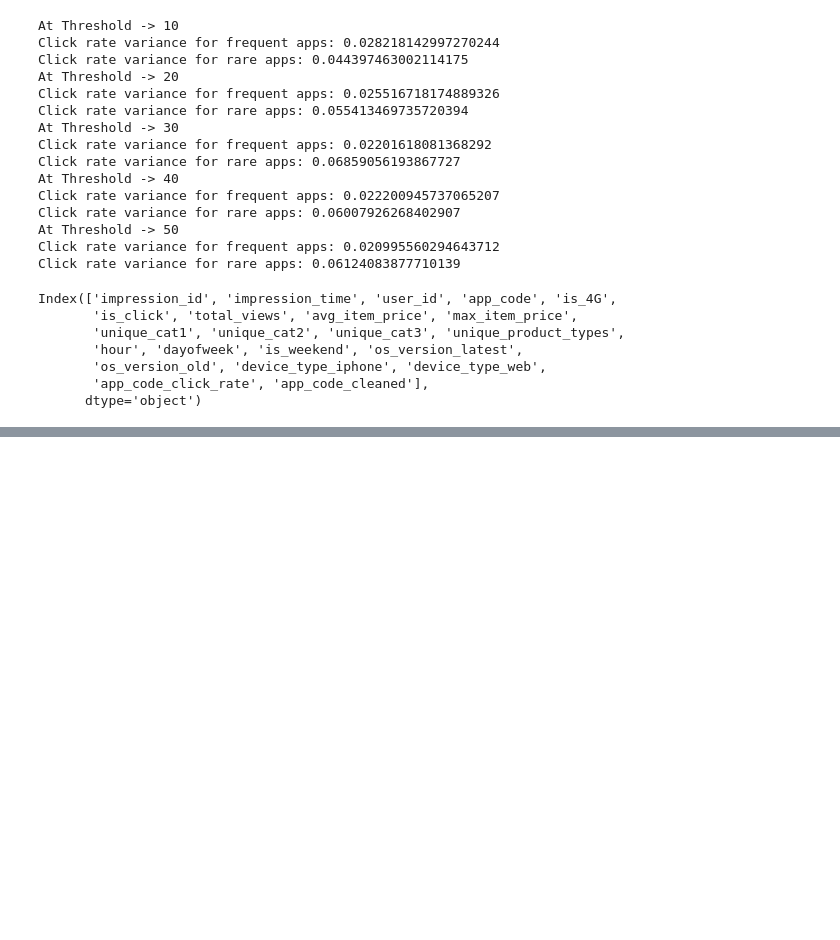
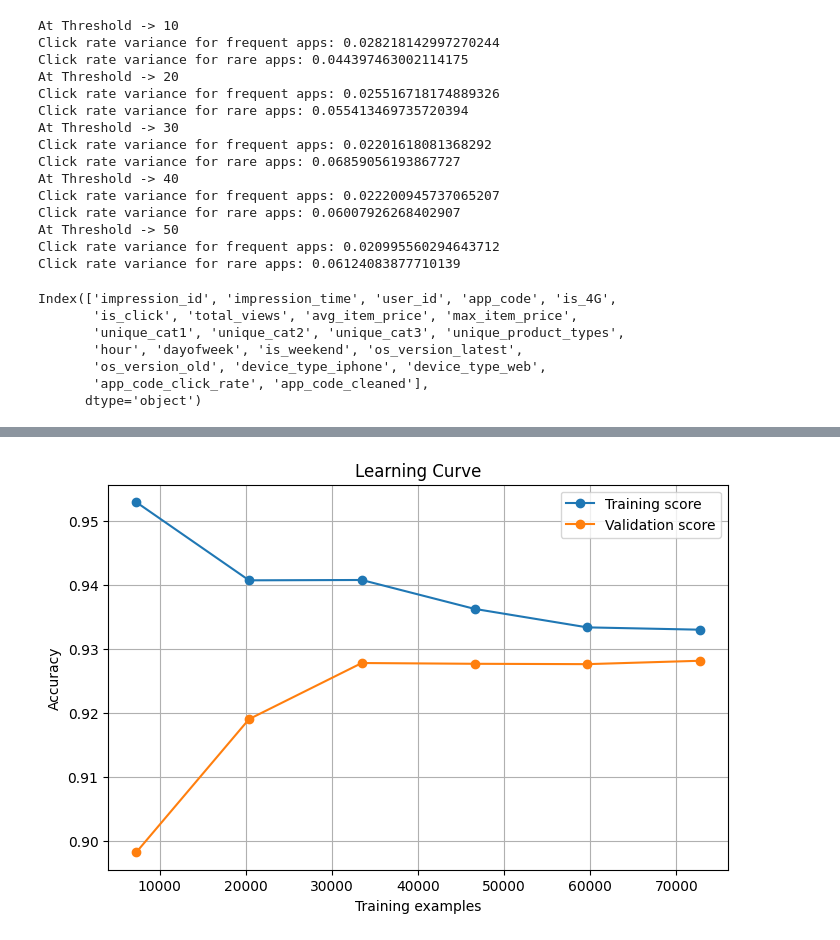
Before and after one commit to AyushNigam-1/ClickThroughPrediction, a Jupyter notebook: main.ipynb, the cells around one changed output, grey strips where cells are left out. Drawn from its saved outputs; the diff is of its cells as text; code cells hidden in the pictures; blank space fills up the shorter version.

```diff
--- a/main.ipynb
+++ b/main.ipynb
@@ -384,0 +461,99 @@ Confusion Matrix:
+# %%
+import numpy as np
+import matplotlib.pyplot as plt
+from sklearn.model_selection import learning_curve, validation_curve , StratifiedKFold
+from sklearn.inspection import permutation_importance
+from sklearn.calibration import calibration_curve
+from sklearn.metrics import accuracy_score, roc_auc_score
+
+# ==========================
+# 1. Train/Test Performance Gap
+# ==========================
+y_train_pred = model.predict(X_train_poly[selected_feature_names])
+y_test_pred = model.predict(X_test_poly[selected_feature_names])
+
+train_acc = accuracy_score(y_train, y_train_pred)
+test_acc = accuracy_score(y_test, y_test_pred)
+
+print("Train Accuracy:", train_acc)
+print("Test Accuracy:", test_acc)
+print("Gap:", train_acc - test_acc)
+
+# ==========================
+# 2. Learning Curves
+# ==========================
+train_sizes, train_scores, test_scores = learning_curve(
+    model, X_train, y_train, cv=5, scoring='accuracy', n_jobs=-1,
+    train_sizes=np.linspace(0.1, 1.0, 6)
+)
+
+train_scores_mean = np.mean(train_scores, axis=1)
+test_scores_mean = np.mean(test_scores, axis=1)
+
+plt.figure(figsize=(8,5))
+plt.plot(train_sizes, train_scores_mean, 'o-', label="Training score")
+plt.plot(train_sizes, test_scores_mean, 'o-', label="Validation score")
+plt.title("Learning Curve")
+plt.xlabel("Training examples")
+plt.ylabel("Accuracy")
+plt.legend()
+plt.grid()
+plt.show()
+
+# ==========================
+# 3. Validation Curve (example with max_depth)
+# ==========================
+param_range = np.arange(1, 15)
+train_scores, test_scores = validation_curve(
+    model, X_train, y_train, param_name="max_depth",
+    param_range=param_range, cv=5, scoring="accuracy", n_jobs=-1
+)
+
+train_mean = np.mean(train_scores, axis=1)
+test_mean = np.mean(test_scores, axis=1)
+
+plt.figure(figsize=(8,5))
+plt.plot(param_range, train_mean, label="Training score", marker='o')
+plt.plot(param_range, test_mean, label="Validation score", marker='o')
+plt.title("Validation Curve for max_depth")
+plt.xlabel("max_depth")
+plt.ylabel("Accuracy")
+plt.legend()
+plt.grid()
+plt.show()
+
+# ==========================
+# 4. Permutation Importance
+# ==========================
+perm_importance = permutation_importance(model, X_test_poly[selected_feature_names], y_test, n_repeats=10, random_state=42, n_jobs=-1)
+sorted_idx = perm_importance.importances_mean.argsort()
+
+plt.figure(figsize=(8,5))
+plt.barh(range(len(sorted_idx)), perm_importance.importances_mean[sorted_idx])
+plt.yticks(range(len(sorted_idx)), np.array(X_train_poly[selected_feature_names].columns)[sorted_idx])
+plt.title("Permutation Importance (Test Set)")
+plt.show()
+
+# ==========================
+# 5. Calibration Curve
+# ==========================
+if hasattr(model, "predict_proba"):
+    prob_pos = model.predict_proba(X_test_poly[selected_feature_names])[:, 1]
+else:
+    # Some models use decision_function instead
+    from sklearn.utils import check_array
+    prob_pos = model.decision_function(X_test_poly[selected_feature_names])
+    prob_pos = (prob_pos - prob_pos.min()) / (prob_pos.max() - prob_pos.min())
+
+fraction_of_positives, mean_predicted_value = calibration_curve(y_test, prob_pos, n_bins=10)
+
+plt.figure(figsize=(8,5))
+plt.plot(mean_predicted_value, fraction_of_positives, "s-", label="Model")
+plt.plot([0, 1], [0, 1], "k--", label="Perfectly calibrated")
+plt.xlabel("Mean predicted value")
+plt.ylabel("Fraction of positives")
+plt.title("Calibration Curve")
+plt.legend()
+plt.grid()
+plt.show()
+# %% [output]
@@ -384,0 +563 @@ Confusion Matrix:
+[figure, added]
```
Also changed, not shown: parts of 14 cells of this notebook.
